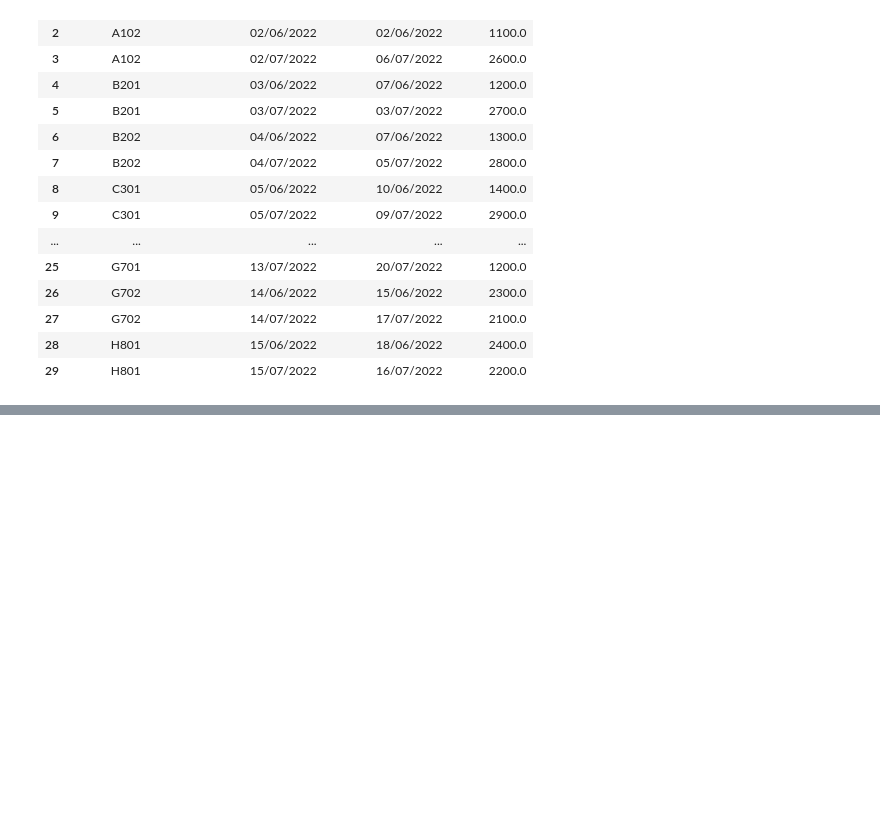
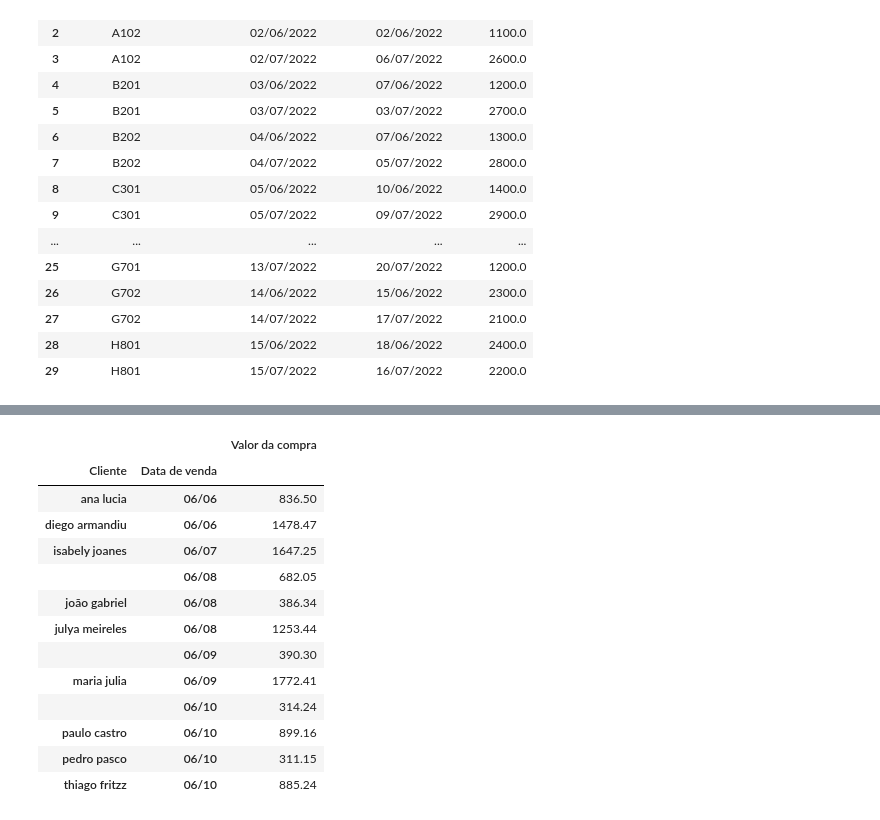
Before and after one commit to victorccampos/DataScienceWithPython, a Jupyter notebook: Pandas/pandas04_desafios.ipynb, the cells around one changed output, grey strips where cells are left out. Saved outputs shown, nothing was run; the diff lists cells and outputs as text; code cells hidden in the pictures; blank space fills up the shorter version.

```diff
--- a/Pandas/pandas04_desafios.ipynb
+++ b/Pandas/pandas04_desafios.ipynb
@@ -143,0 +234,18 @@ dados_imoveis
+# %%
+gastos_clientes = dados_vendas.groupby(['Cliente','Data de venda'])[['Valor da compra']].sum()
+gastos_clientes
+# %% [output]
+|  |  | Valor da compra |
+| Cliente | Data de venda |  |
+| ana lucia | 06/06 | 836.50 |
+| diego armandiu | 06/06 | 1478.47 |
+| isabely joanes | 06/07 | 1647.25 |
+|  | 06/08 | 682.05 |
+| joão gabriel | 06/08 | 386.34 |
+| julya meireles | 06/08 | 1253.44 |
+|  | 06/09 | 390.30 |
+| maria julia | 06/09 | 1772.41 |
+|  | 06/10 | 314.24 |
+| paulo castro | 06/10 | 899.16 |
+| pedro pasco | 06/10 | 311.15 |
+| thiago fritzz | 06/10 | 885.24 |
```
Also changed, not shown: parts of 8 cells of this notebook, 1 other file.
